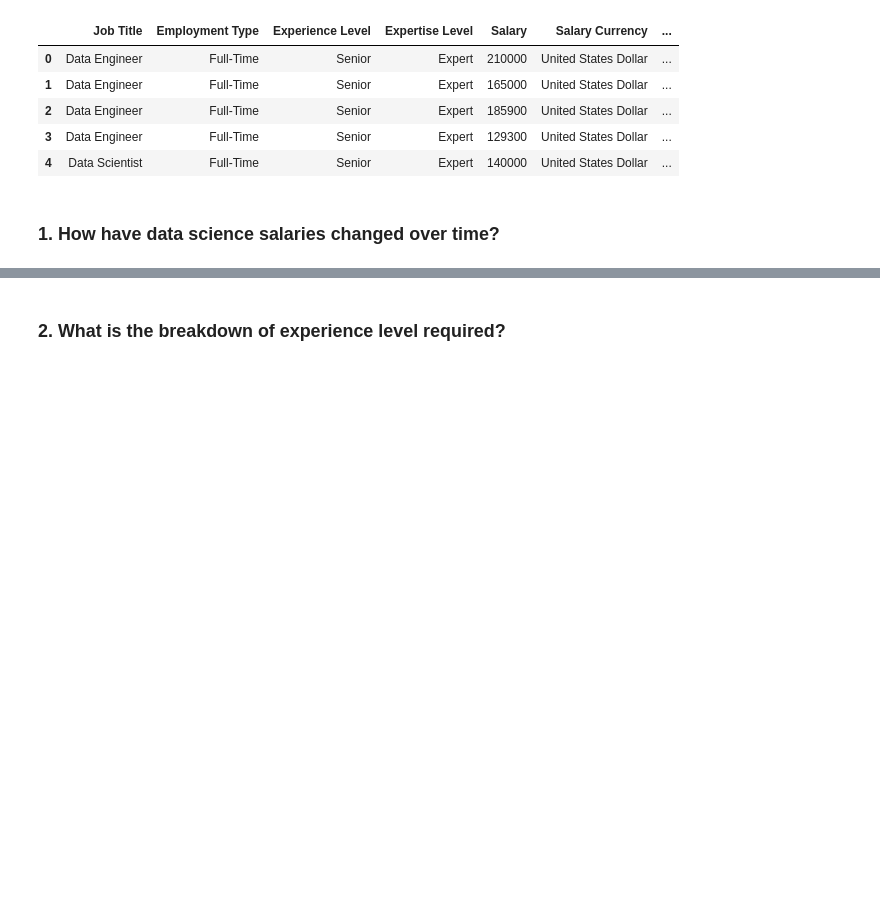
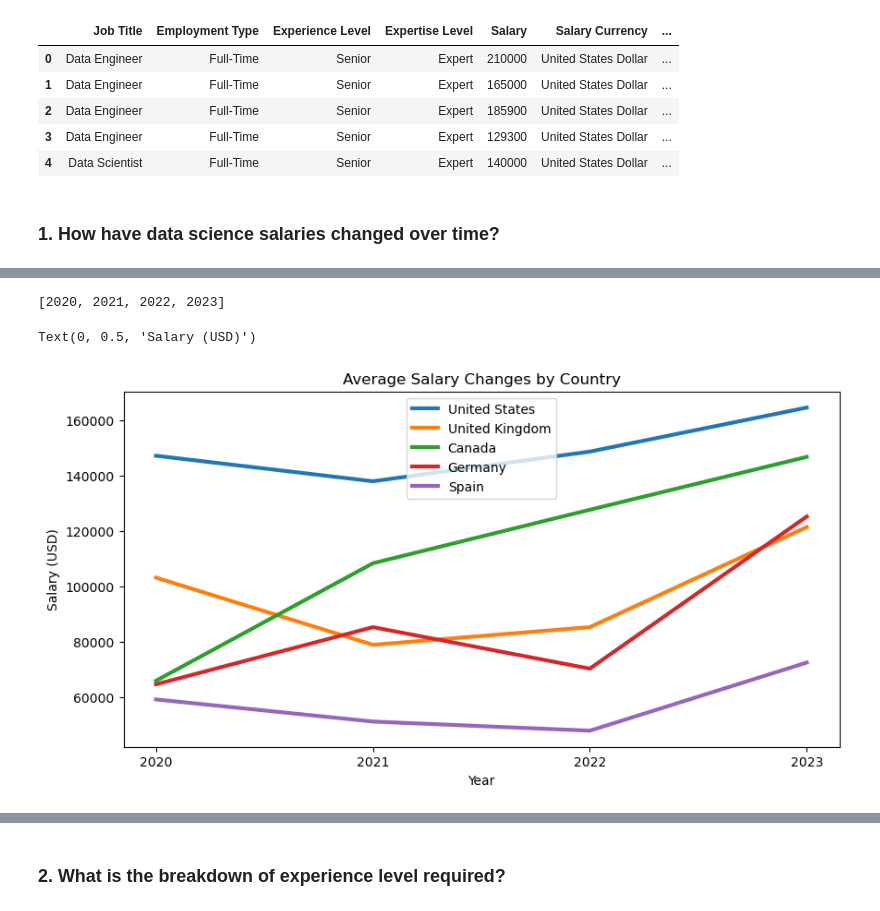
Before and after one commit to lathamlm/project-01, a Jupyter notebook: data_science.ipynb, the cells around one changed output, grey strips where cells are left out. Cells and saved outputs as stored; diff of their text form; code cells hidden in the pictures; blank space fills up the shorter version.

Commit message:
group work during class

```diff
--- a/data_science.ipynb
+++ b/data_science.ipynb
@@ -36,6 +36,7 @@ ds_df.head()
 countries = ds_df["Company Location"].value_counts()
 top_5_countries = countries.head(5)
 top_5_countries_list = top_5_countries.index.to_list()
+countries_list = top_5_countries.index.to_list()
 
 # create lists for each country's averages over 4 years
 top_avg_list = []
@@ -88,0 +58,20 @@ bottom_5_countries_list[4] = list(bottom_avg_list[4])
+# %%
+# Identify company sizes  (DO WE HAVE RANGES FOR COMPANY SIZE)
+company_size = ds_df["Company Size"].value_counts()
+company_size_list01 = company_size.index.to_list()
+company_size_names = company_size.index.to_list()
+company_size_list01.sort()
+company_size_names.sort()
+print(company_size_names)
+
+# create lists for each company size's averages over 4 years
+company_size_list = []
+for value in company_size_list01:
+    one_size = ds_df.loc[(ds_df["Company Size"] == value), :]
+    one_size_year = one_size.groupby(["Year"])["Salary in USD"].mean()
+    print(one_size_year)
+    company_size_list.append(one_size_year)
+
+company_size_list01[0] = list(company_size_list[0])
+company_size_list01[1] = list(company_size_list[1])
+company_size_list01[2] = list(company_size_list[2])
@@ -88,0 +98,29 @@ bottom_5_countries_list[4] = list(bottom_avg_list[4])
+# %%
+years = ds_df["Year"].unique()
+years.sort()
+years_list = list(years)
+years_list
+# %% [output]
+[2020, 2021, 2022, 2023]
+# %%
+# Create line graph showing average salary over time by top 5 countries
+plt.figure(figsize=(10,5))
+plt.plot(years_list, top_5_countries_list[0], linewidth=3, label=countries_list[0])
+plt.plot(years_list, top_5_countries_list[1], linewidth=3, label=countries_list[1])
+plt.plot(years_list, top_5_countries_list[2], linewidth=3, label=countries_list[2])
+plt.plot(years_list, top_5_countries_list[3], linewidth=3, label=countries_list[3])
+plt.plot(years_list, top_5_countries_list[4], linewidth=3, label=countries_list[4])
+plt.legend(loc="best")
+tick_locations = [value for value in years_list]
+plt.xticks(tick_locations, years_list)
+plt.title("Average Salary Changes by Country")
+plt.xlabel("Year")
+plt.ylabel("Salary (USD)")
+
+# Save graph
+
+
+# Show graph
+# %% [output]
+Text(0, 0.5, 'Salary (USD)')
+[figure, added]
```
Also changed, not shown: parts of 16 cells of this notebook, 2 other files.
